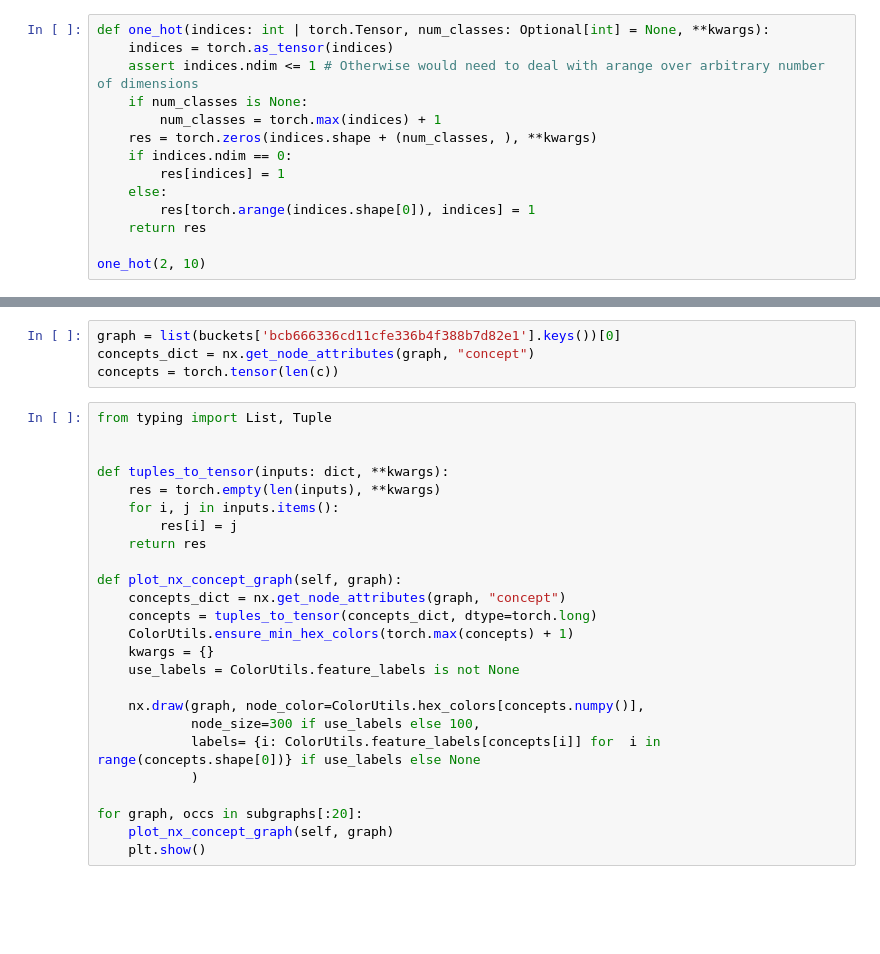
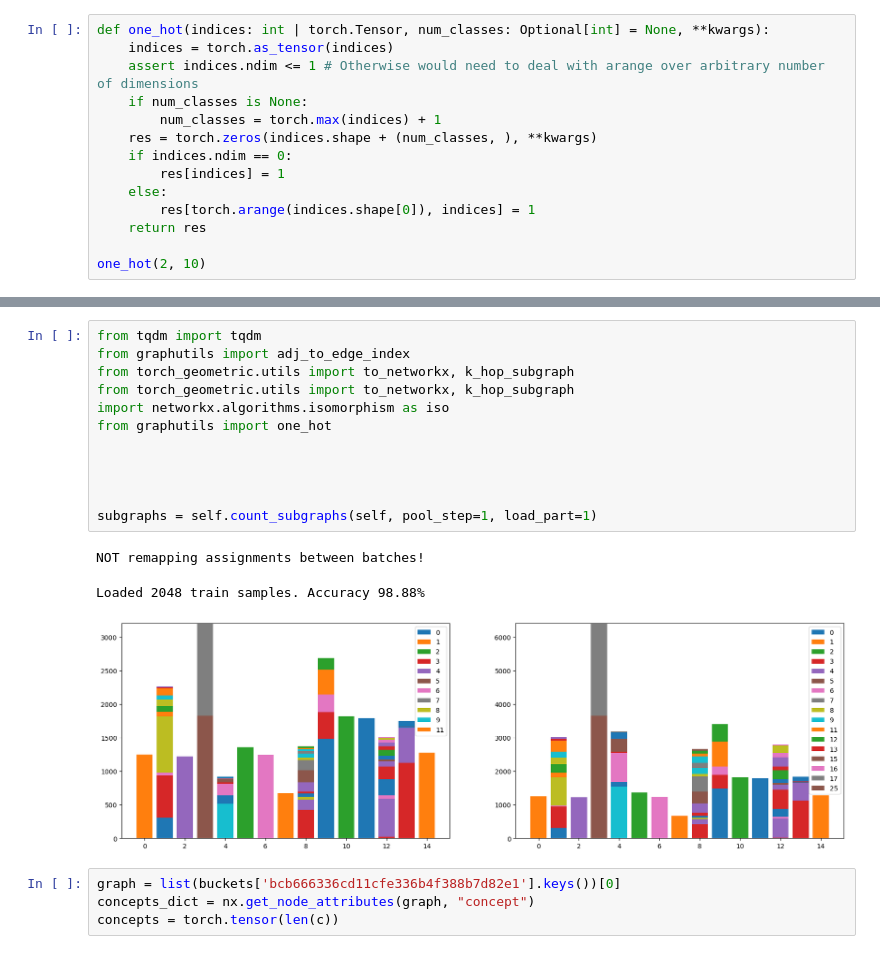
Before and after one commit to jonasjuerss/HELP, a Jupyter notebook: analysis.ipynb, the cells around one changed output, grey strips where cells are left out. Cells and saved outputs as stored; diff of their text form; blank space fills up the shorter version.

Commit message:
Fixed node feature calculation for later pool blocks and implemented visualization of example neighborhoods

```diff
--- a/analysis.ipynb
+++ b/analysis.ipynb
@@ -172,29 +83,20 @@ subgraphs = count_subgraphs(self, pool_step=0, load_part=1)
+# %%
+from tqdm import tqdm
+from graphutils import adj_to_edge_index
+from torch_geometric.utils import to_networkx, k_hop_subgraph
+from torch_geometric.utils import to_networkx, k_hop_subgraph
+import networkx.algorithms.isomorphism as iso
+from graphutils import one_hot
+
+
+
+
+subgraphs = self.count_subgraphs(self, pool_step=1, load_part=1)
+# %% [output]
+NOT remapping assignments between batches!
+Loaded 2048 train samples. Accuracy 98.88%
+[figure, added]
 # %%
 graph = list(buckets['bcb666336cd11cfe336b4f388b7d82e1'].keys())[0]
 concepts_dict = nx.get_node_attributes(graph, "concept")
 concepts = torch.tensor(len(c))
-# %%
-from typing import List, Tuple
-
-
-def tuples_to_tensor(inputs: dict, **kwargs):
-    res = torch.empty(len(inputs), **kwargs)
-    for i, j in inputs.items():
-        res[i] = j
-    return res
-
-def plot_nx_concept_graph(self, graph):
-    concepts_dict = nx.get_node_attributes(graph, "concept")
-    concepts = tuples_to_tensor(concepts_dict, dtype=torch.long)
-    ColorUtils.ensure_min_hex_colors(torch.max(concepts) + 1)
-    kwargs = {}
-    use_labels = ColorUtils.feature_labels is not None
-
-    nx.draw(graph, node_color=ColorUtils.hex_colors[concepts.numpy()],
-            node_size=300 if use_labels else 100,
-            labels= {i: ColorUtils.feature_labels[concepts[i]] for  i in range(concepts.shape[0])} if use_labels else None
-            )
-
-for graph, occs in subgraphs[:20]:
-    plot_nx_concept_graph(self, graph)
-    plt.show()
```
Also changed, not shown: parts of 6 cells of this notebook, 2 other files.
